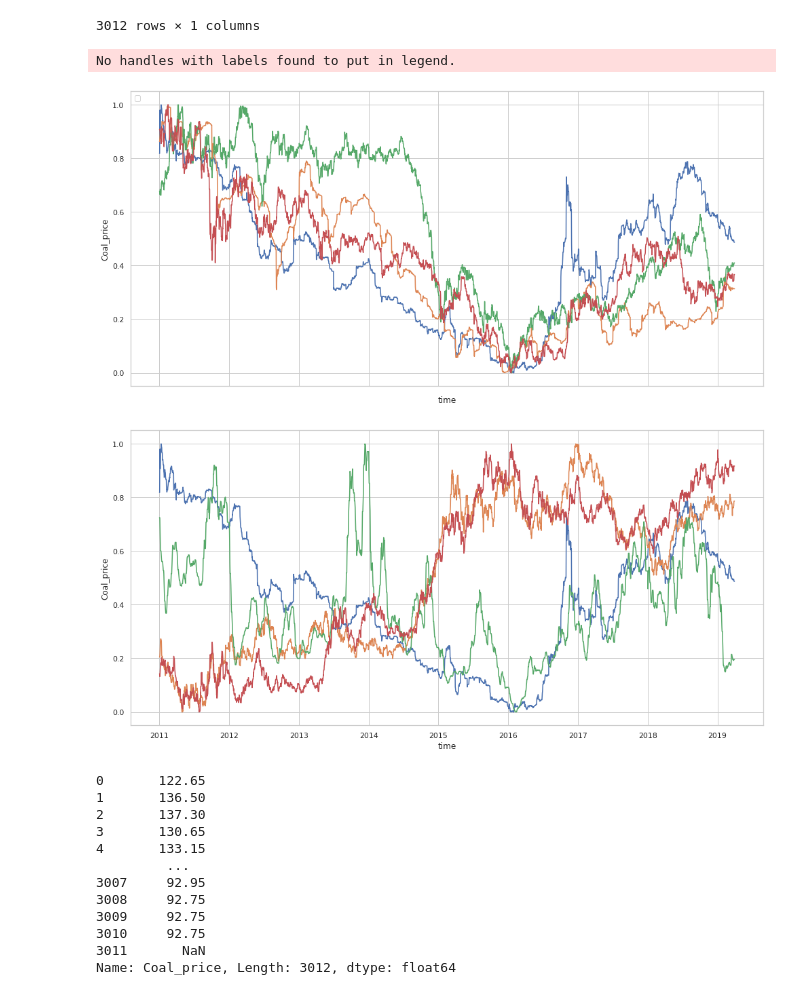
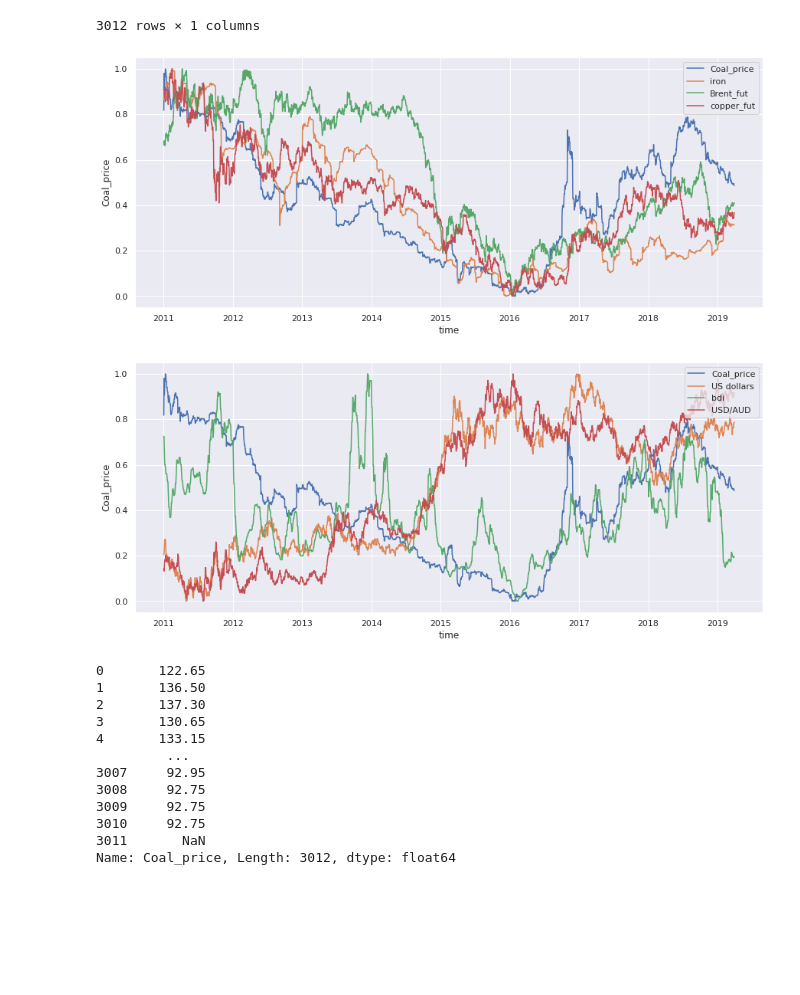
Before and after one commit to DoSungjin/black_coal_price, a Jupyter notebook: EDA.ipynb, the cells around one changed output. Cells and saved outputs as stored; diff of their text form; code cells hidden in the pictures; blank space fills up the shorter version.

```diff
--- a/EDA.ipynb
+++ b/EDA.ipynb
@@ -52,0 +54,6 @@ Drive already mounted at /content/gdrive; to attempt to forcibly remount, call d
+# %%
+!sudo apt-get install -y fonts-nanum
+!sudo fc-cache -fv
+!rm ~/.cache/matplotlib -rf
+
+plt.rc('font', family='NanumBarunGothic')
@@ -89,3 +117,6 @@ plt.show()
 [figure]
 # %%
 minmax = pd.DataFrame()
+# %%
+df['US dollars'] = df['US 달러지수']
+df
@@ -92,3 +137,5 @@ minmax = pd.DataFrame()
+# %%
+df['USD/AUD'] = df['USD/AUD(호주)']
 # %%
 x = df.iloc[:,1]
 x_MinMax = (x - x.min(axis=0)) / (x.max(axis=0) - x.min(axis=0))
@@ -161,19 +208,18 @@ x_MinMax
 3012 rows × 1 columns
 # %%
 sns.set_style("whitegrid")
+sns.set(rc={'figure.figsize':(14.7,6)})
 ax = sns.lineplot(data = x_MinMax, x = df['ds'], y = 'Coal_price');
-ax = sns.lineplot(data = x_MinMax1, x = df['ds'], y = 'iron');
-ax = sns.lineplot(data = x_MinMax2, x = df['ds'], y = 'Brent_fut');
-ax = sns.lineplot(data = x_MinMax3, x = df['ds'], y = 'copper_fut');
+ax1 = sns.lineplot(data = x_MinMax1, x = df['ds'], y = 'iron');
+ax2 = sns.lineplot(data = x_MinMax2, x = df['ds'], y = 'Brent_fut');
+ax3 = sns.lineplot(data = x_MinMax3, x = df['ds'], y = 'copper_fut');
 # ax1 = sns.lineplot(data = x_MinMax4, x = df['ds'], y = 'WTI_fut');
 # ax1 = sns.lineplot(data = x_MinMax5, x = df['ds'], y = 'LNG_fut');
 # ax1 = sns.lineplot(data = x_MinMax6, x = df['ds'], y = 'bdi');
 # ax1 = sns.lineplot(data = x_MinMax7, x = df['ds'], y = 'USD/AUD(호주)');
-labels = [item.get_text() for item in ax.get_xticklabels()]
-ax.set_xticklabels(labels)
-plt.legend(loc='upper left')
+
+plt.legend(labels = ['Coal_price','iron','Brent_fut','copper_fut'],loc = 'upper right')
 plt.xlabel("time");
 plt.show()
 # %% [output]
-No handles with labels found to put in legend.
-[figure, old version]
+[figure, new version]
@@ -180,14 +230,18 @@ No handles with labels found to put in legend.
 # %%
+warnings.filterwarnings('ignore')
 sns.set_style("whitegrid")
+sns.set(rc={'figure.figsize':(14.7,6)})
 ax = sns.lineplot(data = x_MinMax, x = df['ds'], y = 'Coal_price');
-ax1 = sns.lineplot(data = x_MinMax4, x = df['ds'], y = 'US 달러지수');
+ax1 = sns.lineplot(data = x_MinMax4, x = df['ds'], y = 'US dollars');
 
 ax2 = sns.lineplot(data = x_MinMax6, x = df['ds'], y = 'bdi');
-ax3 = sns.lineplot(data = x_MinMax7, x = df['ds'], y = 'USD/AUD(호주)');
+ax3 = sns.lineplot(data = x_MinMax7, x = df['ds'], y = 'USD/AUD');
+
+plt.legend(labels = ['Coal_price','US dollars','bdi','USD/AUD'],loc = 'upper right');
 plt.xlabel("time");
 plt.show()
 # %% [output]
-[figure, old version]
+[figure, new version]
 # %%
 def getadvance(x):
     ret = 0
```
Also changed, not shown: parts of 37 cells of this notebook.
